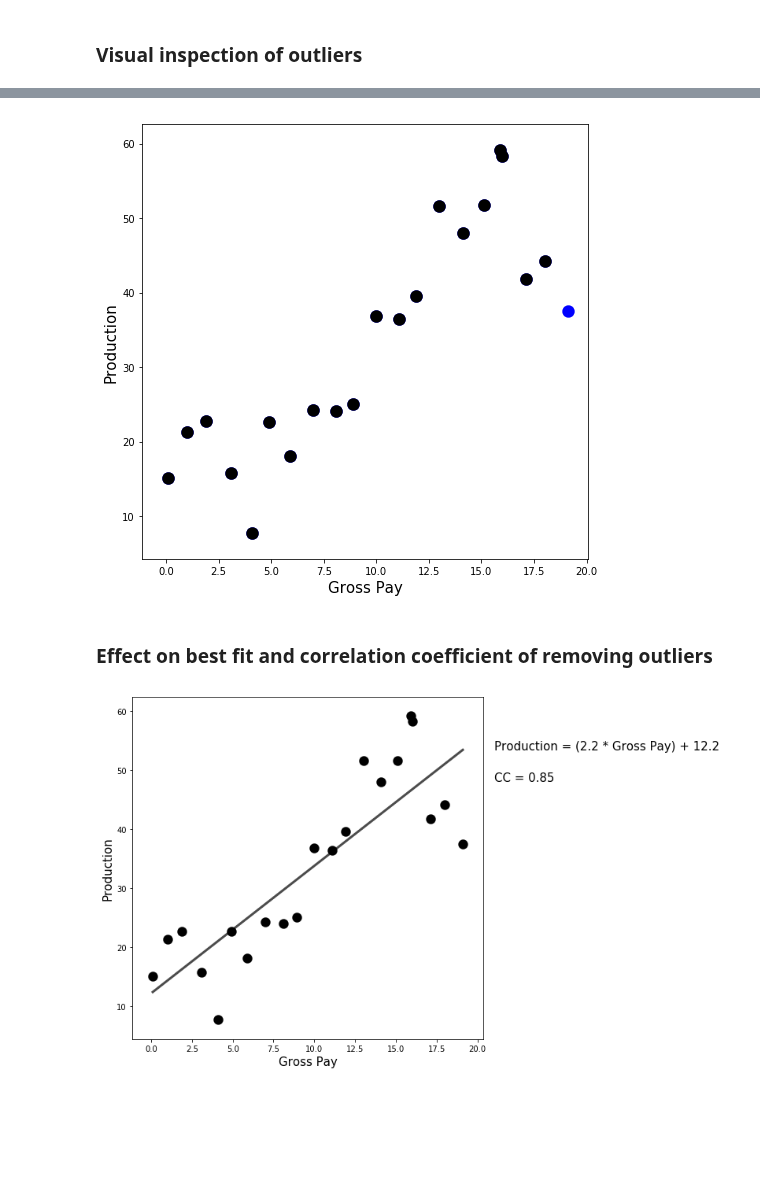
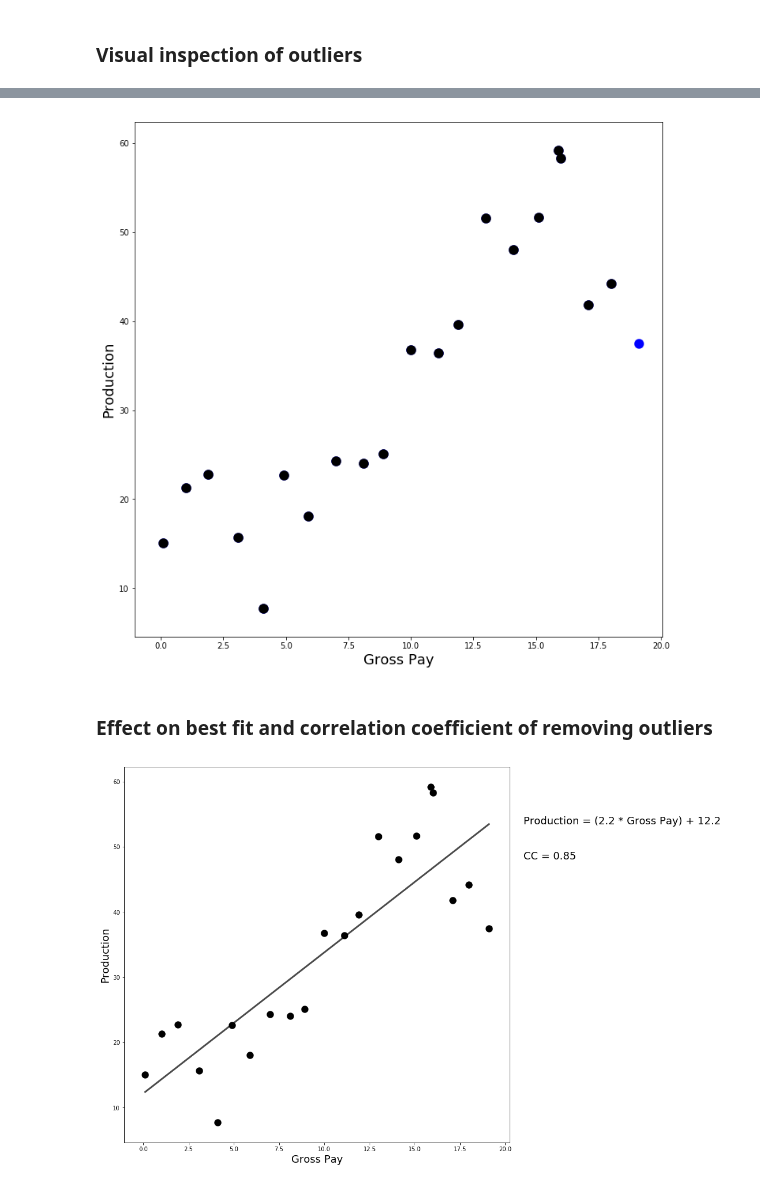
Before and after one commit to mycarta/Data-science-tools-petroleum-exploration-and-production, a Jupyter notebook: Python_outliers_GP.ipynb, the cells around one changed output, grey strips where cells are left out. Saved outputs shown, nothing was run; the diff lists cells and outputs as text; code cells hidden in the pictures; blank space fills up the shorter version.

Commit message:
advancing plots

```diff
--- a/Python_outliers_GP.ipynb
+++ b/Python_outliers_GP.ipynb
@@ -93,14 +105,16 @@ cl_data = data.drop(data.index[index])
 # %%
-fig = plt.figure(figsize=(8, 8))
+fig = plt.figure(figsize=(12, 12))
 
 ax = fig.add_subplot(1, 1, 1)
-ax.set_xlabel('Gross Pay', fontsize = '15')
-ax.set_ylabel('Production', fontsize = '15')
+ax.set_xlabel('Gross Pay', fontsize = '18')
+ax.set_ylabel('Production', fontsize = '18')
 
 plt.scatter(data['Gross pay'], data['Production'], c='b', s=150, linewidths=0.15)
 plt.scatter(cl_data['Gross pay'], cl_data['Production'], c='k', s=150, linewidths=0.15);
+
+plt.savefig('GP_prod_ol.png', dpi=300, bbox_inches='tight', pad_inches=0.1)
 # %% [output]
-[figure, old version]
+[figure, new version]
 # %% [markdown]
 ### Effect on best fit and correlation coefficient of removing outliers
 # %%
@@ -197,21 +211,23 @@ y=slope*x+intercept
 # Calculates the 2 sigma confidence band contours for the fit
 lcb, ucb, xcb=confband(data['Gross pay'], data['Production'], slope, intercept, conf=0.95)
 # %%
-fig = plt.figure(figsize=(8, 8))
+fig = plt.figure(figsize=(12, 12))
 
 ax = fig.add_subplot(1, 1, 1)
-ax.set_xlabel('Gross Pay', fontsize = '15')
-ax.set_ylabel('Production', fontsize = '15')
+ax.set_xlabel('Gross Pay', fontsize = '18')
+ax.set_ylabel('Production', fontsize = '18')
 
 plt.text(1.1*np.amax(xl),np.amax(yl),'Production = ({0:.1f} * Gross Pay) + {1:.1f} '.format
-         (slope, intercept), size=15, color='k')
-plt.text(1.1*np.amax(xl), 0.9*np.amax(yl),'CC = {0:.2f} '.format(cc), size=15, color='k')
+         (slope, intercept), size=18, color='k')
+plt.text(1.1*np.amax(xl), 0.9*np.amax(yl),'CC = {0:.2f} '.format(cc), size=18, color='k')
 
 plt.plot(x,y, 'k', lw = 3, alpha = 0.7)
 
 plt.scatter(data['Gross pay'], data['Production'], c='k', s=150, linewidths=0.15);
+
+plt.savefig('GP_prod_cc.png', dpi=300, bbox_inches='tight', pad_inches=0.1)
 # %% [output]
-[figure, old version]
+[figure, new version]
 # %%
 # Linear fit without outlier
 slope1, intercept1, cc1, ps1, err1 = sp.stats.linregress(cl_data['Gross pay'], cl_data['Production'])
```
Also changed, not shown: parts of 2 cells of this notebook, 3 other files.
